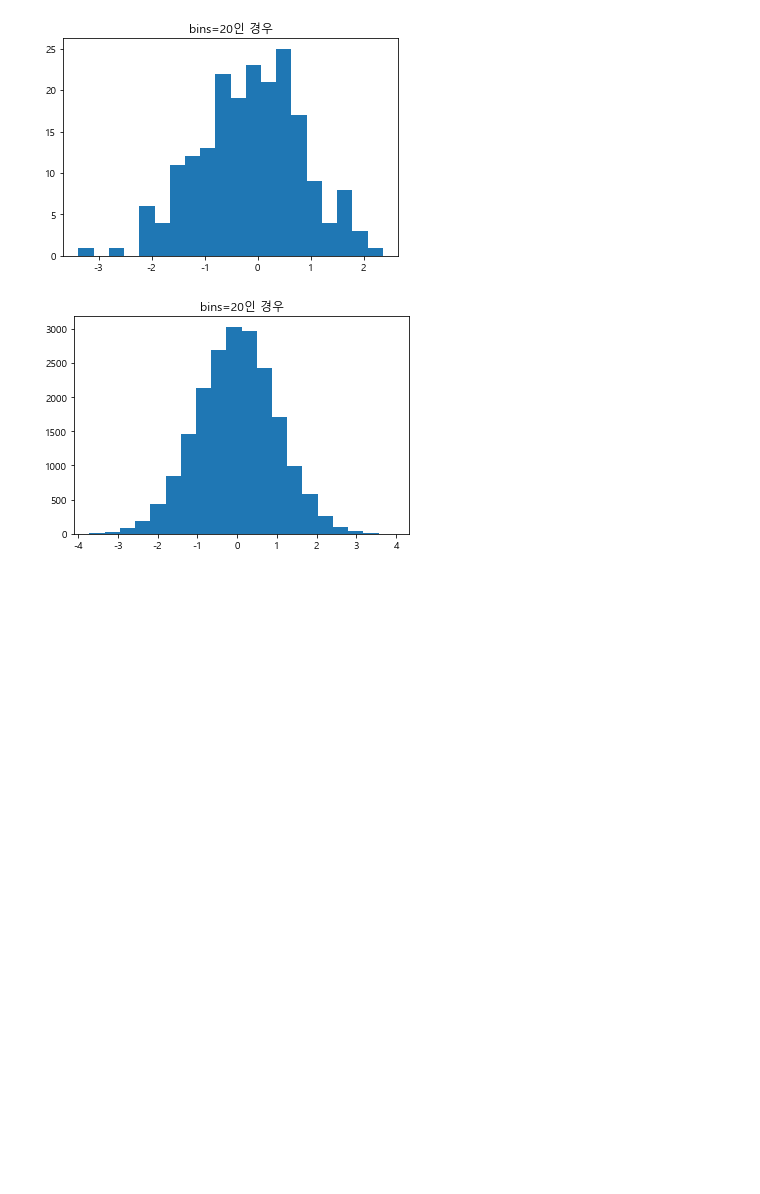
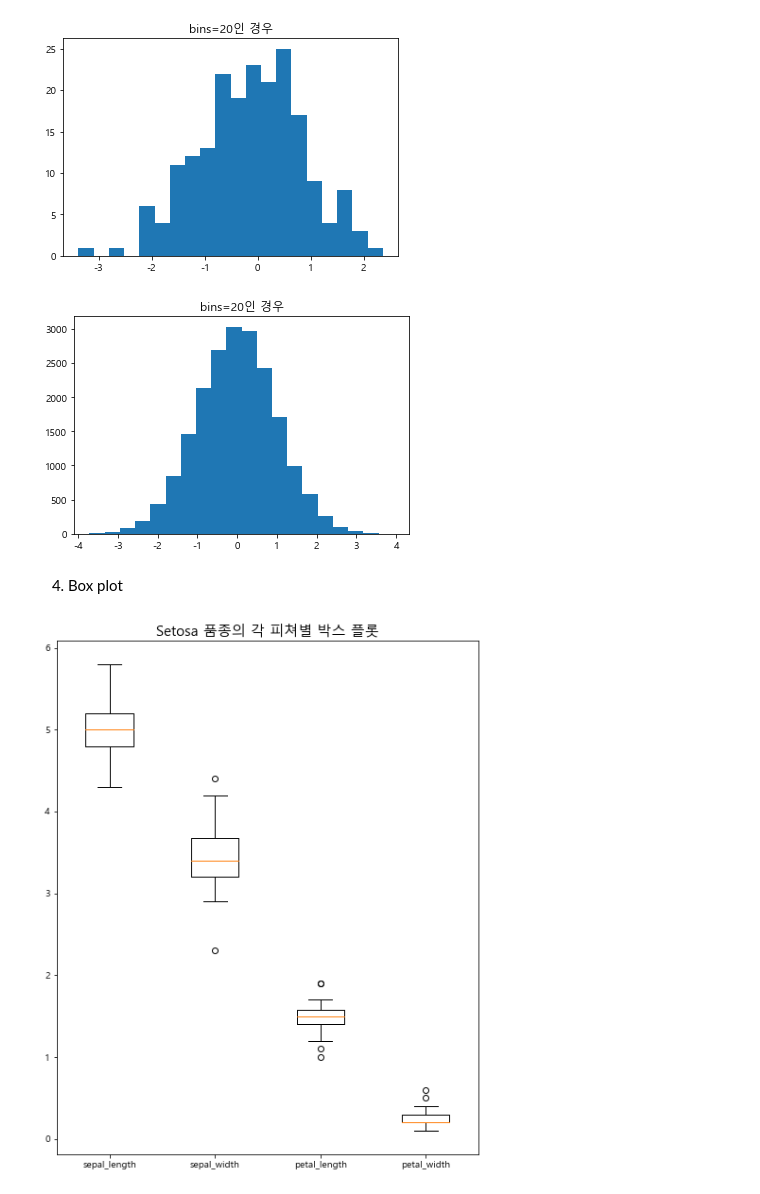
Before and after one commit to eunjiLee11/Data-Analysis-2021.11, a Jupyter notebook: 03.시각화/03.다양한plot.ipynb, the cells around one changed output. Saved outputs shown, nothing was run; the diff lists cells and outputs as text; code cells hidden in the pictures; blank space fills up the shorter version.

```diff
--- a/03.시각화/03.다양한plot.ipynb
+++ b/03.시각화/03.다양한plot.ipynb
@@ -102,3 +102,18 @@ plt.title('bins=20인 경우')
 plt.show()
 # %% [output]
 [figure]
+# %% [markdown]
+4. Box plot
+# %%
+# Setosa 품종
+iris = sns.load_dataset('iris')
+setosa = iris[iris.species == 'setosa']
+# %%
+plt.figure(figsize=(8,10))
+plt.boxplot([setosa.sepal_length, setosa.sepal_width,
+             setosa.petal_length, setosa.petal_width],
+             labels=iris.columns[:-1])
+plt.title('Setosa 품종의 각 피쳐별 박스 플롯', fontsize=15)
+plt.show()
+# %% [output]
+[figure, added]
```
Also changed, not shown: parts of 6 cells of this notebook, 1 other file.
